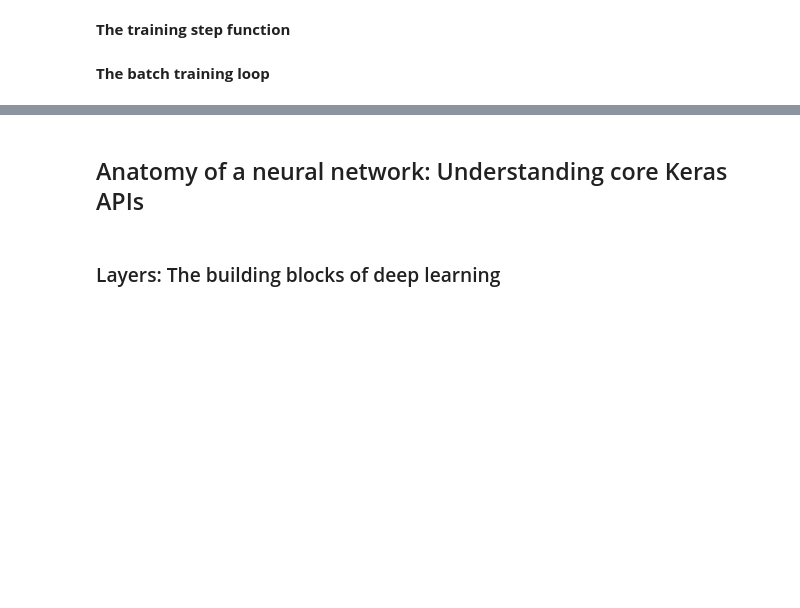
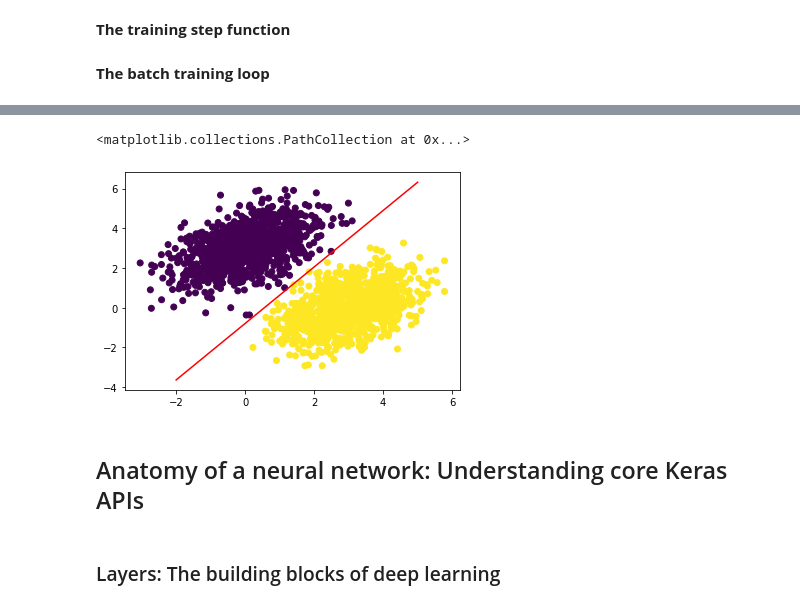
Before and after one commit to aloiswirth/deep-learning-with-python-notebooks, a Jupyter notebook: chapter03_introduction-to-keras-and-tf.ipynb, the cells around one changed output, grey strips where cells are left out. Cells and saved outputs as stored; diff of their text form; code cells hidden in the pictures; blank space fills up the shorter version.

```diff
--- a/chapter03_introduction-to-keras-and-tf.ipynb
+++ b/chapter03_introduction-to-keras-and-tf.ipynb
@@ -208,8 +340,11 @@ plt.show()
 # %%
-x = np.linspace(-1, 4, 100)
+x = np.linspace(-2, 5, 100)
 y = - W[0] /  W[1] * x + (0.5 - b) / W[1]
 plt.plot(x, y, "-r")
 plt.scatter(inputs[:, 0], inputs[:, 1], c=predictions[:, 0] > 0.5)
+# %% [output]
+<matplotlib.collections.PathCollection at 0x...>
+[figure, added]
 # %% [markdown]
 ## Anatomy of a neural network: Understanding core Keras APIs
 # %% [markdown]
```
Also changed, not shown: parts of 16 cells of this notebook.
